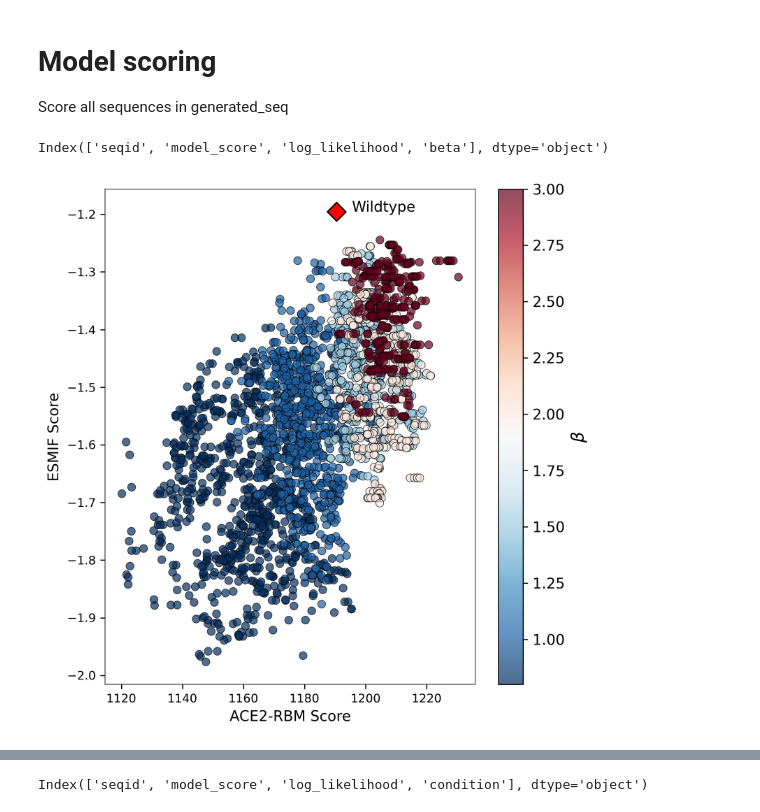
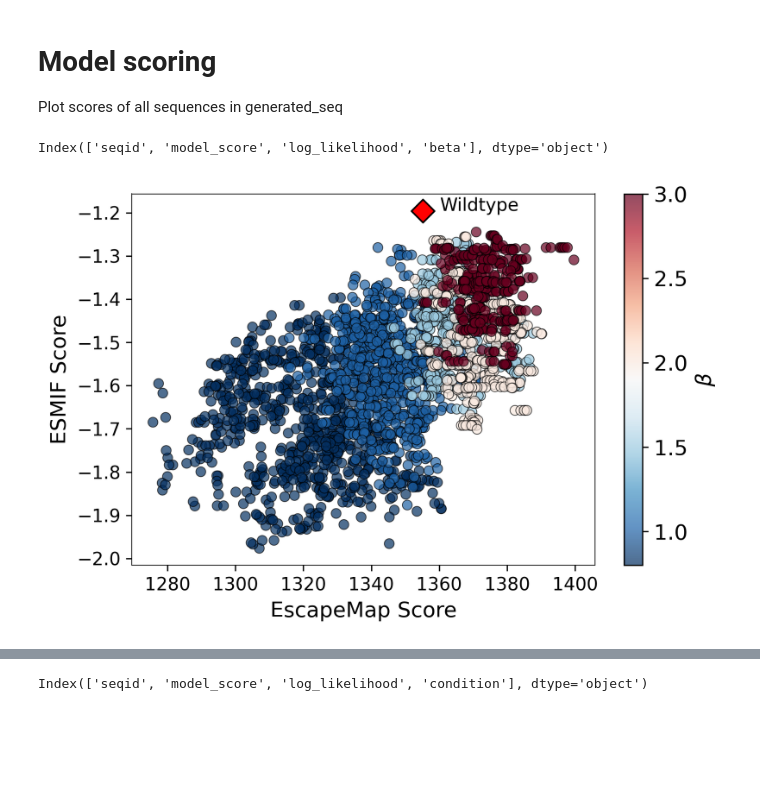
Before and after one commit to m-huot/ESCAPE_MAP_DRAFT, a Jupyter notebook: Figure 3 (Esmif)/plot_esmif.ipynb, the cells around one changed output, grey strips where cells are left out. Cells and saved outputs as stored; diff of their text form; code cells hidden in the pictures; blank space fills up the shorter version.

Commit message:
cleaned esmif

```diff
--- a/Figure 3 (Esmif)/plot_esmif.ipynb
+++ b/Figure 3 (Esmif)/plot_esmif.ipynb
@@ -1,6 +1,6 @@
 # %% [markdown]
 # Model scoring
-Score all sequences in generated_seq
+Plot scores of all sequences in generated_seq
 # %%
 import numpy as np
 import matplotlib.pyplot as plt
@@ -12,11 +17,9 @@ import os, sys
 # %%
-import pandas as pd
-import os
+Score_WT=1355.1987
 
-# Define betas and file paths
 betas = [0.8, 1.0, 1.5, 2.0, 3.0]
-model_dir = "seq_scores_model"  # Change to actual model scores directory
-esmif_dir = "seq_esmif_scores"  # Change to actual esmif scores directory
+model_dir = "seq_scores_model"
+esmif_dir = "seq_esmif_scores"
 
 merged_dfs = []
 
@@ -48,12 +51,10 @@ final_df.columns
 # %% [output]
 Index(['seqid', 'model_score', 'log_likelihood', 'beta'], dtype='object')
 # %%
-import matplotlib.pyplot as plt
-import numpy as np
-import pandas as pd
+
 
 # Create figure
-fig, ax = plt.subplots(figsize=(6, 6), dpi=300)
+fig, ax = plt.subplots(figsize=(6, 4), dpi=300)
 
 # Plot main scatter
 scatter = ax.scatter(
@@ -67,40 +68,40 @@ scatter = ax.scatter(
 )
 
 # Add wildtype point
-ax.scatter(1190.4817, -1.1953541863824904,
+ax.scatter(Score_WT, -1.1953541863824904,
            color='red', marker='D', s=100, label='Wildtype', edgecolor='black')
 #annotate
-ax.annotate('Wildtype', xy=(1190.4817, -1.1953541863824904),
-            xytext=(1190.4817+5, -1.1953541863824904),
+ax.annotate('Wildtype', xy=(Score_WT, -1.1953541863824904),
+            xytext=(Score_WT+5, -1.1953541863824904),
             fontsize=11, color='black')
 
 # Legend
 # ax.legend(fontsize=11, loc='lower left', frameon=True)
 
 # Colorbar with LaTeX label
 cbar = fig.colorbar(scatter, ax=ax)
 cbar.set_label(r'$\beta$ ', fontsize=13)
-cbar.ax.tick_params(labelsize=11)
+cbar.ax.tick_params(labelsize=13)
 
 # Axis labels
-ax.set_xlabel('ACE2-RBM Score', fontsize=11)
-ax.set_ylabel('ESMIF Score', fontsize=11)
+ax.set_xlabel('EscapeMap Score', fontsize=13)
+ax.set_ylabel('ESMIF Score', fontsize=13)
 
 # Ticks and grid
-ax.tick_params(axis='both', labelsize=9)
+ax.tick_params(axis='both', labelsize=11)
 # ax.grid(True, linestyle='--', linewidth=0.5, alpha=0.6)
 #add the ticks on the top and left
 
 
 # Black frame around plot
 for spine in ax.spines.values():
     spine.set_edgecolor("black")
     spine.set_linewidth(0.5)
 
 # Tight layout
 plt.tight_layout()
 
 # Show plot
 plt.show()
 # %% [output]
-[figure, old version]
+[figure, new version]
```
Also changed, not shown: parts of 4 cells of this notebook, 3 other files.
